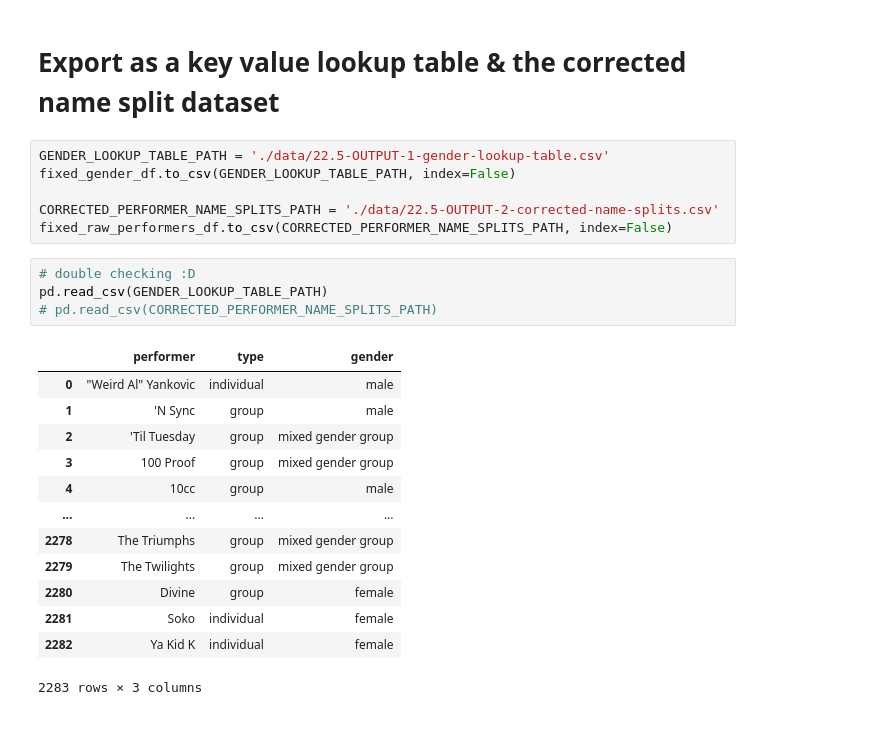
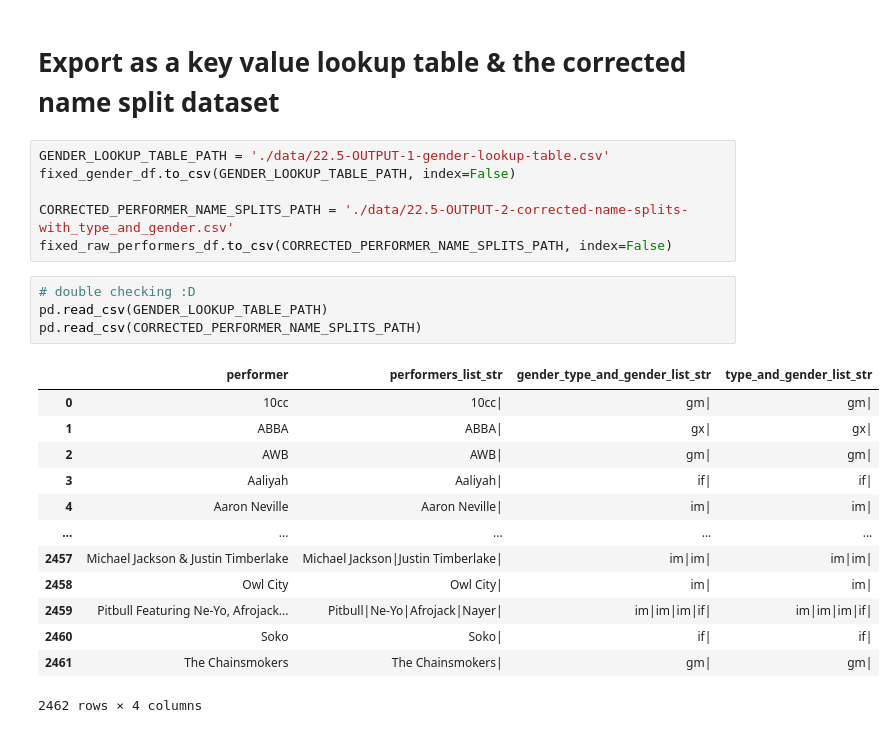
Before and after one commit to davidnmora/billboard-lyric-exploration, a Jupyter notebook: 22.5 Use GPT4 to label individual performer and group gender.ipynb, the cells around one changed output. Drawn from its saved outputs; the diff is of its cells as text.

Commit message:
Succesfully export gender/type data to the Svelte app

```diff
--- a/22.5 Use GPT4 to label individual performer and group gender.ipynb
+++ b/22.5 Use GPT4 to label individual performer and group gender.ipynb
@@ -551,23 +591,23 @@ for p in fixed_performers_list:
 GENDER_LOOKUP_TABLE_PATH = './data/22.5-OUTPUT-1-gender-lookup-table.csv'
 fixed_gender_df.to_csv(GENDER_LOOKUP_TABLE_PATH, index=False)
 
-CORRECTED_PERFORMER_NAME_SPLITS_PATH = './data/22.5-OUTPUT-2-corrected-name-splits.csv'
+CORRECTED_PERFORMER_NAME_SPLITS_PATH = './data/22.5-OUTPUT-2-corrected-name-splits-with_type_and_gender.csv'
 fixed_raw_performers_df.to_csv(CORRECTED_PERFORMER_NAME_SPLITS_PATH, index=False)
 # %%
 # double checking :D
 pd.read_csv(GENDER_LOOKUP_TABLE_PATH)
-# pd.read_csv(CORRECTED_PERFORMER_NAME_SPLITS_PATH)
+pd.read_csv(CORRECTED_PERFORMER_NAME_SPLITS_PATH)
 # %% [output]
-|  | performer | type | gender |
-| 0 | "Weird Al" Yankovic | individual | male |
-| 1 | 'N Sync | group | male |
-| 2 | 'Til Tuesday | group | mixed gender group |
-| 3 | 100 Proof | group | mixed gender group |
-| 4 | 10cc | group | male |
-| ... | ... | ... | ... |
-| 2278 | The Triumphs | group | mixed gender group |
-| 2279 | The Twilights | group | mixed gender group |
-| 2280 | Divine | group | female |
-| 2281 | Soko | individual | female |
-| 2282 | Ya Kid K | individual | female |
+|  | performer | performers_list_str | gender_type_and_gender_list_str | type_and_gender_list_str |
+| 0 | 10cc | 10cc| | gm| | gm| |
+| 1 | ABBA | ABBA| | gx| | gx| |
+| 2 | AWB | AWB| | gm| | gm| |
+| 3 | Aaliyah | Aaliyah| | if| | if| |
+| 4 | Aaron Neville | Aaron Neville| | im| | im| |
+| ... | ... | ... | ... | ... |
+| 2457 | Michael Jackson & Justin Timberlake | Michael Jackson|Justin Timberlake| | im|im| | im|im| |
+| 2458 | Owl City | Owl City| | im| | im| |
+| 2459 | Pitbull Featuring Ne-Yo, Afrojack... | Pitbull|Ne-Yo|Afrojack|Nayer| | im|im|im|if| | im|im|im|if| |
+| 2460 | Soko | Soko| | if| | if| |
+| 2461 | The Chainsmokers | The Chainsmokers| | gm| | gm| |
-2283 rows × 3 columns
+2462 rows × 4 columns
```
Also changed, not shown: parts of 2 cells of this notebook.
